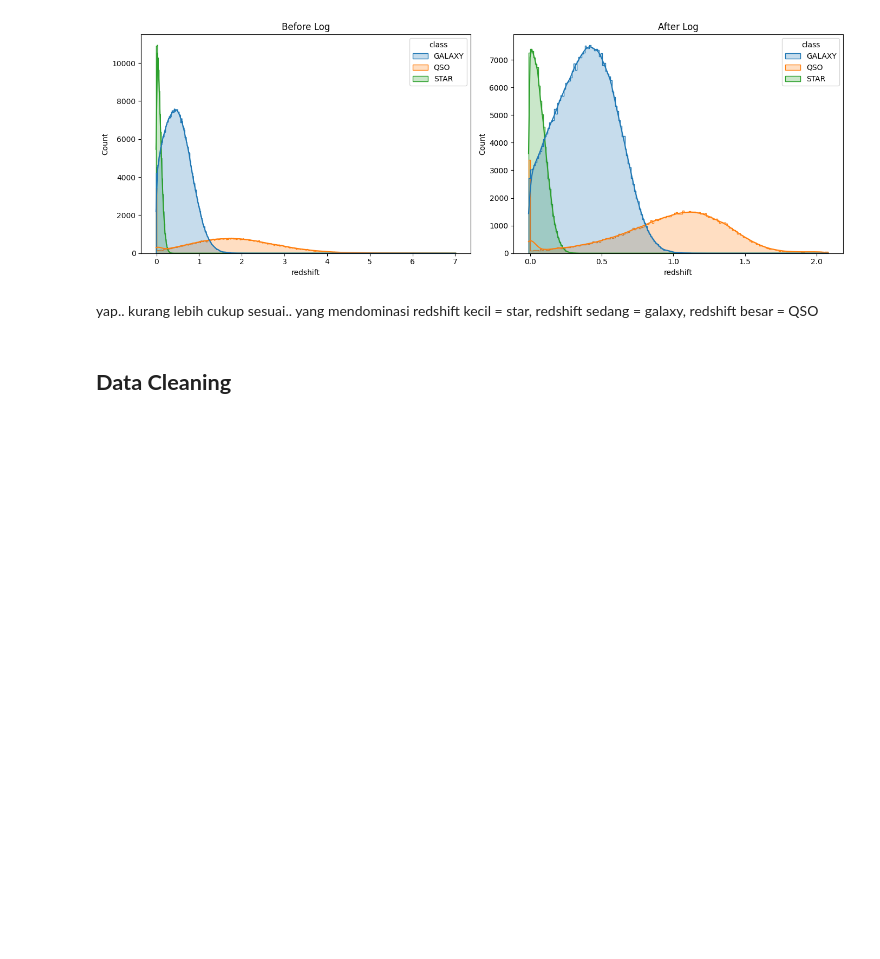
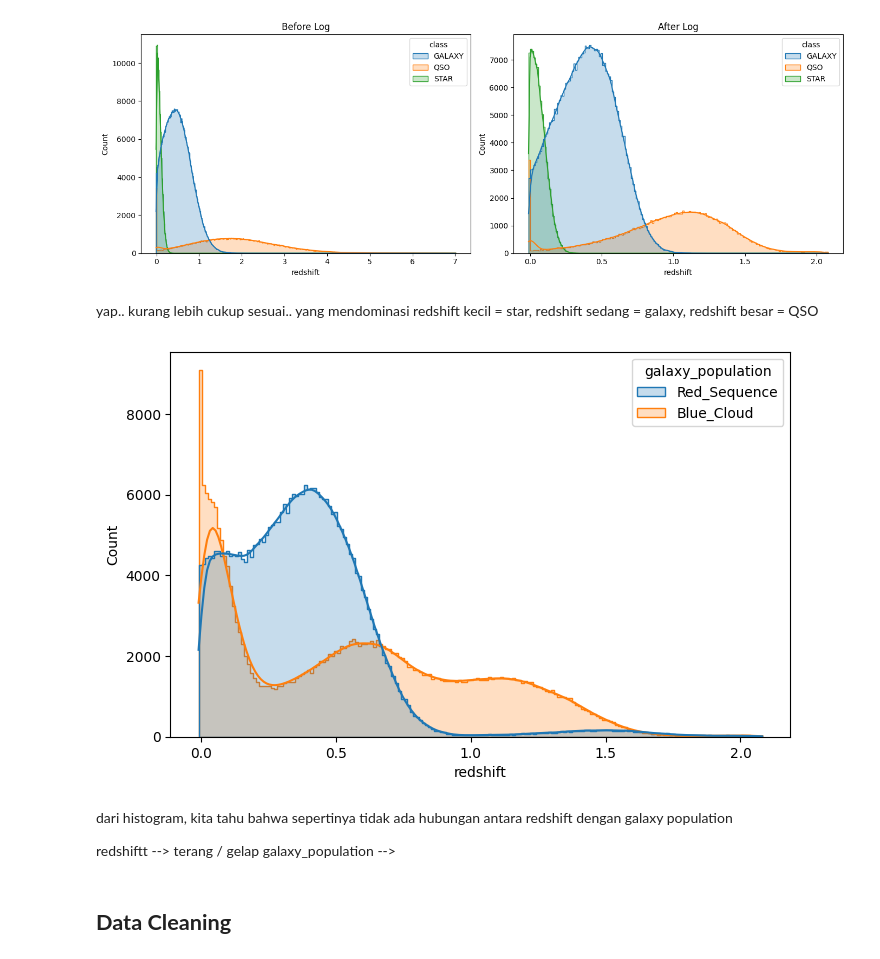
Before and after one commit to 404visco/ML, a Jupyter notebook: Kaggle/stellarclass.ipynb, the cells around one changed output. Drawn from its saved outputs; the diff is of its cells as text; code cells hidden in the pictures; blank space fills up the shorter version.

```diff
--- a/Kaggle/stellarclass.ipynb
+++ b/Kaggle/stellarclass.ipynb
@@ -56,5 +64,5 @@ array(['Red_Sequence', 'Blue_Cloud'], dtype=object)
 # %%
-X = df.drop("id", axis=1)
+X = df.drop(["id", "class"], axis=1)
 y = df["class"]
 
 cat_col = ["spectral_type", "galaxy_population"]
@@ -169,6 +178,25 @@ plt.show()
 [figure]
 # %% [markdown]
 yap.. kurang lebih cukup sesuai.. yang mendominasi redshift kecil = star, redshift sedang = galaxy, redshift besar = QSO
+# %%
+plt.figure(figsize=(8,5))
+
+sns.histplot(
+    data=X,
+    x="redshift",
+    hue="galaxy_population",
+    kde=True,
+    element="step"
+)
+
+plt.show()
+# %% [output]
+[figure, added]
+# %% [markdown]
+dari histogram, kita tahu bahwa sepertinya tidak ada hubungan antara redshift dengan galaxy population
+
+redshiftt --> terang / gelap
+galaxy_population -->
 # %% [markdown]
 ## **Data Cleaning**
 # %%
```
Also changed, not shown: parts of 7 cells of this notebook.
